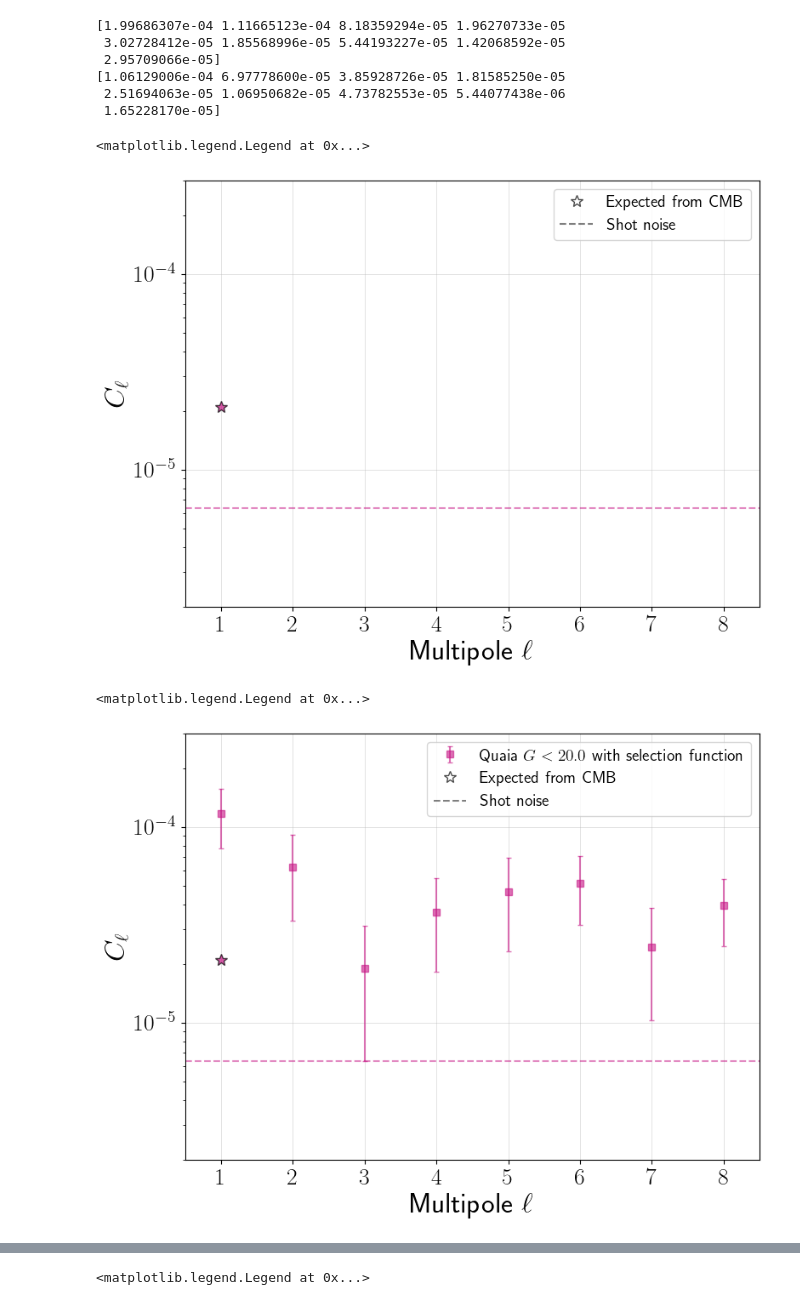
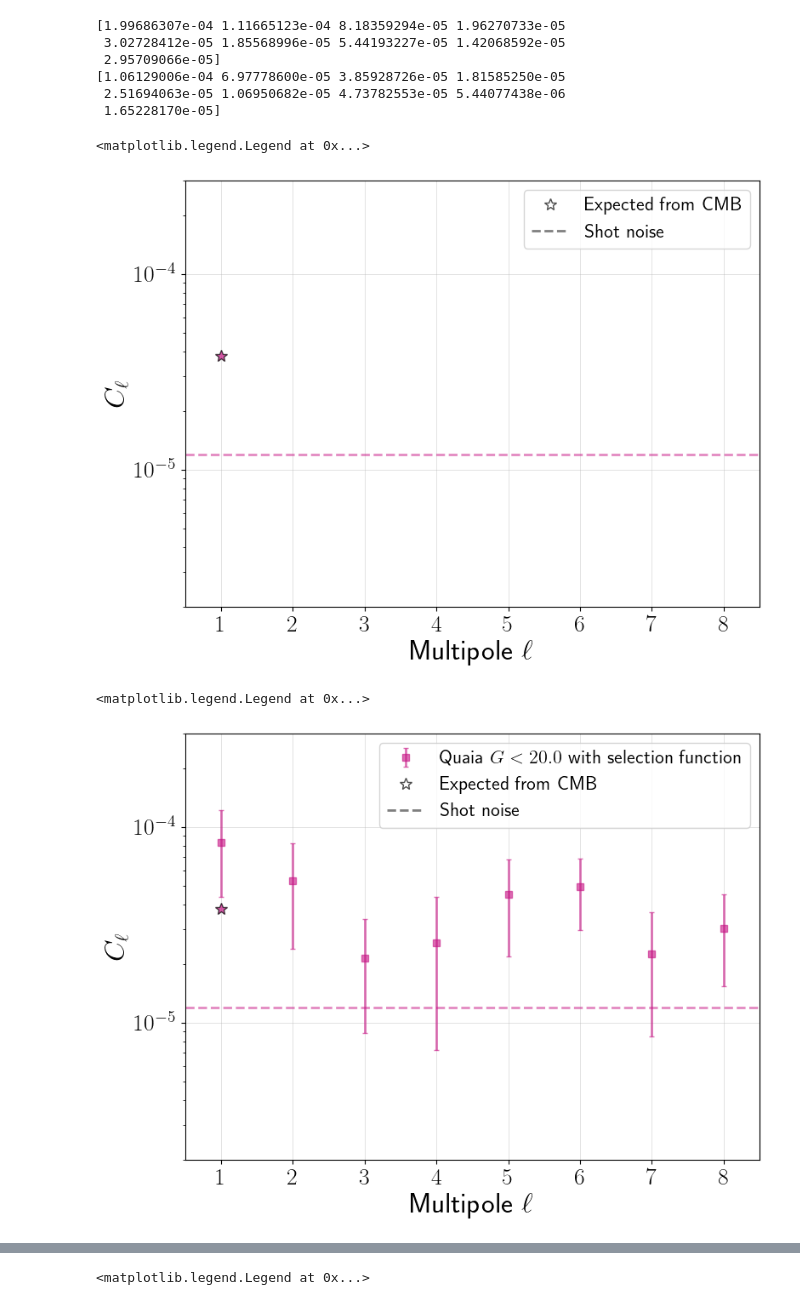
Before and after one commit to abbyw24/lss-dipoles, a Jupyter notebook: notebooks/2024-05-16_plots_for_kate_vksf.ipynb, the cells around one changed output, grey strips where cells are left out. Cells and saved outputs as stored; diff of their text form; code cells hidden in the pictures.

```diff
--- a/notebooks/2024-05-16_plots_for_kate_vksf.ipynb
+++ b/notebooks/2024-05-16_plots_for_kate_vksf.ipynb
@@ -150,7 +151,7 @@ hp.graticule()
 #### Quaia
 # %%
 # instantiate dipole object:
-d = QSOSample(initial_catfn=os.path.join(catdir, 'quaia/quaia_G20.0.fits'),
+d = QSOSample(initial_catfn=os.path.join(catdir, 'quaia/quaia_G20.5.fits'),
               mask_fn=mask_fn,
               mag='g', maglim=20.,
               blim=30)
@@ -181,3 +182,11 @@ overdensity_map_sf_quaia = d.construct_overdensity_map(selfunc=selfunc_quaia)
 constructing overdensity map
 defining healpix mask...
         masked pixels |b|<30deg, from mask_fn, and where completeness < 0.5
+# %%
+# at the healpix level:
+
+# load selection function
+selfunc_quaia_full = d.get_selfunc(os.path.join(selfuncdir_quaia,
+                                            f'selection_function_NSIDE{d.NSIDE}_G{d.maglim}.fits'))
+# overdensity map, corrected by selection function
+overdensity_map_sf_quaia_full = d.construct_overdensity_map(selfunc=selfunc_quaia_full)
@@ -184,3 +205,7 @@ defining healpix mask...
+# %%
+# CHOOSE FIDUCIAL QUAIA SELFUNC
+selfunc_quaia = selfunc_quaia_full
+overdensity_map_sf_quaia = overdensity_map_sf_quaia_full
 # %%
 # plot
 fig = plt.figure(figsize=(16,3))
@@ -288,6 +340,8 @@ print(Cells_sf_catwise)
 [1.06129006e-04 6.97778600e-05 3.85928726e-05 1.81585250e-05
  2.51694063e-05 1.06950682e-05 4.73782553e-05 5.44077438e-06
  1.65228170e-05]
+# %%
+noise_quaia_cross = 1.2e-5
 # %%
 # plottt
 #  (Cell functions output C_0, but start with C_1 since we're fitting overdensities)
@@ -301,10 +355,15 @@ ax.plot(1, expected_C1_quaia, c=color_quaia, **kwargs)
 marker = mpl.lines.Line2D([0],[0], c='None', label='Expected from CMB', **kwargs)
 
 # shot noise estimates
-kwargs = dict(ls='--', alpha=0.5)
-ax.axhline(noise_quaia_Cell, c=color_quaia, **kwargs)
+kwargs = dict(ls='--', alpha=0.5, lw=lw)
+#ax.axhline(noise_quaia_Cell, c=color_quaia, **kwargs)
+ax.axhline(noise_quaia_cross, c=color_quaia, **kwargs)
 # manual label
 line = mpl.lines.Line2D([0], [0], label='Shot noise', c='k', **kwargs)
+
+# model + shot noise
+#ax.plot(ells_mod, Cells_mod + noise_quaia_Cell, c=color_quaia, label='Model + shot noise', alpha=0.5)
+#ax.plot(ells_mod, Cells_mod + noise_quaia_cross, c=color_quaia, label='Model + shot noise', alpha=0.5)
 
 # add manual symbols to auto legend
 handles, labels = plt.gca().get_legend_handles_labels()
@@ -321,40 +380,44 @@ ax.set_ylabel(r'$C_\ell$')
 ax.legend(loc=1, handles=handles)
 # %% [output]
 <matplotlib.legend.Legend at 0x...>
-[figure, old version]
+[figure, new version]
 # %%
 # plottt
 #  (Cell functions output C_0, but start with C_1 since we're fitting overdensities)
 fig, ax = plt.subplots(figsize=(8,6), tight_layout=True)
 kwargs = dict(ls='None', ms=6, alpha=0.6, capsize=2, lw=lw)
 ax.errorbar(ells[1:], Cells_quaia[1:], yerr=Cells_quaia_std[1:],
             c=color_quaia, label=r'Quaia $G<20.0$ with selection function', marker='s', **kwargs)
 
 # expected dipole amplitude
 kwargs = dict(marker='*', ms=10, mec='k', alpha=0.7)
 ax.plot(1, expected_C1_quaia, c=color_quaia, **kwargs, lw=lw)
 # manual label
 marker = mpl.lines.Line2D([0],[0], c='None', label='Expected from CMB', **kwargs)
 
 # shot noise estimates
-kwargs = dict(ls='--', alpha=0.5)
-ax.axhline(noise_quaia_Cell, c=color_quaia, **kwargs)
+kwargs = dict(ls='--', alpha=0.5, lw=lw)
+#ax.axhline(noise_quaia_Cell, c=color_quaia, **kwargs)
+ax.axhline(noise_quaia_cross, c=color_quaia, **kwargs)
 # manual label
 line = mpl.lines.Line2D([0], [0], label='Shot noise', c='k', **kwargs)
+
+# model + shot noise
+#ax.plot(ells_mod, Cells_mod + noise_quaia_Cell, c=color_quaia, label='Model + shot noise', alpha=0.5)
 
 # add manual symbols to auto legend
 handles, labels = plt.gca().get_legend_handles_labels()
 handles.extend([marker, line])
 
 ax.semilogy()
 ax.grid(alpha=0.5, lw=lw_grid)
 ax.set_xlim(ells[1:][0] - 0.5, ells[1:][-1] + 0.5)
 ax.set_ylim(2e-6, 3e-4)
 ax.set_xlabel(r'Multipole $\ell$')
 ax.set_xticks(ells[1:])
 ax.set_ylabel(r'$C_\ell$')
 # ax.set_title(r'Angular power $C_\ell$, $0\leq\ell\leq$'f'{max_ell}')
 ax.legend(loc=1, handles=handles)
 # %% [output]
 <matplotlib.legend.Legend at 0x...>
-[figure, old version]
+[figure, new version]
```
Also changed, not shown: parts of 28 cells of this notebook.
